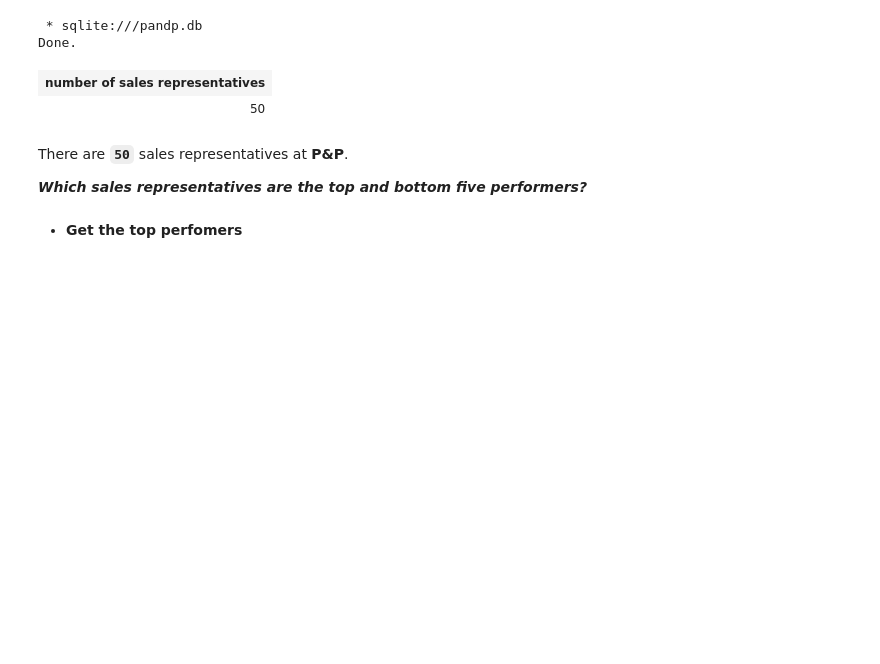
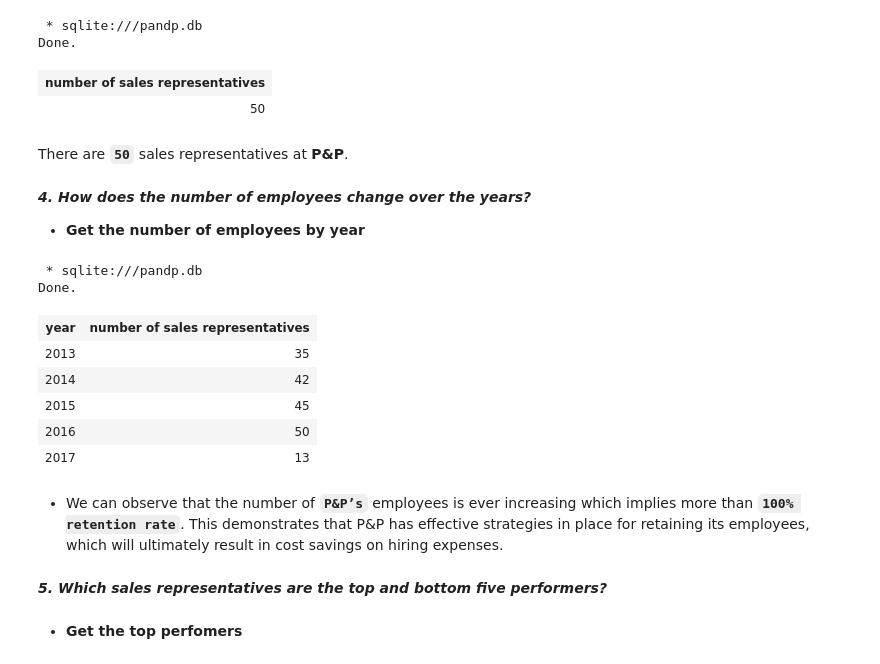
Before and after one commit to BuhariS/Interrogation-of-the-Parch-Posey-Database, a Jupyter notebook: Interrogation of the Parch & Posey Database.ipynb, the cells around one changed output. Cells and saved outputs as stored; diff of their text form; code cells hidden in the pictures; blank space fills up the shorter version.

```diff
--- a/Interrogation of the Parch & Posey Database.ipynb
+++ b/Interrogation of the Parch & Posey Database.ipynb
@@ -137,10 +141,34 @@ FROM sales_reps;
 Done.
 | number of sales representatives |
 | 50 |
+# %% [markdown]
+There are **`50`** sales representatives at **P&P**.
+# %% [markdown]
+***4. How does the number of employees change over the years?***
+
+- **Get the number of employees by year**
+# %%
+%%sql
+SELECT STRFTIME('%Y', o.occurred_at) year, COUNT(DISTINCT s.id) 'number of sales representatives'
+FROM sales_reps s
+JOIN accounts a
+ON s.id = a.sales_rep_id
+JOIN orders o
+ON a.id = o.account_id
+GROUP BY 1
+# %% [output]
+ * sqlite:///pandp.db
+Done.
+| year | number of sales representatives |
+| 2013 | 35 |
+| 2014 | 42 |
+| 2015 | 45 |
+| 2016 | 50 |
+| 2017 | 13 |
+# %% [markdown]
+- We can observe that the number of **`P&P’s`** employees is ever increasing which implies more than **`100% retention rate`**. This demonstrates that P&P has effective strategies in place for retaining its employees, which will ultimately result in cost savings on hiring expenses.
 # %% [markdown]
-There are **`50`** sales representatives at **P&P**.
-
-***Which sales representatives are the top and bottom five performers?***
+***5. Which sales representatives are the top and bottom five performers?***
 # %% [markdown]
 - **Get the top perfomers**
 # %%
```
Also changed, not shown: parts of 46 cells of this notebook.
